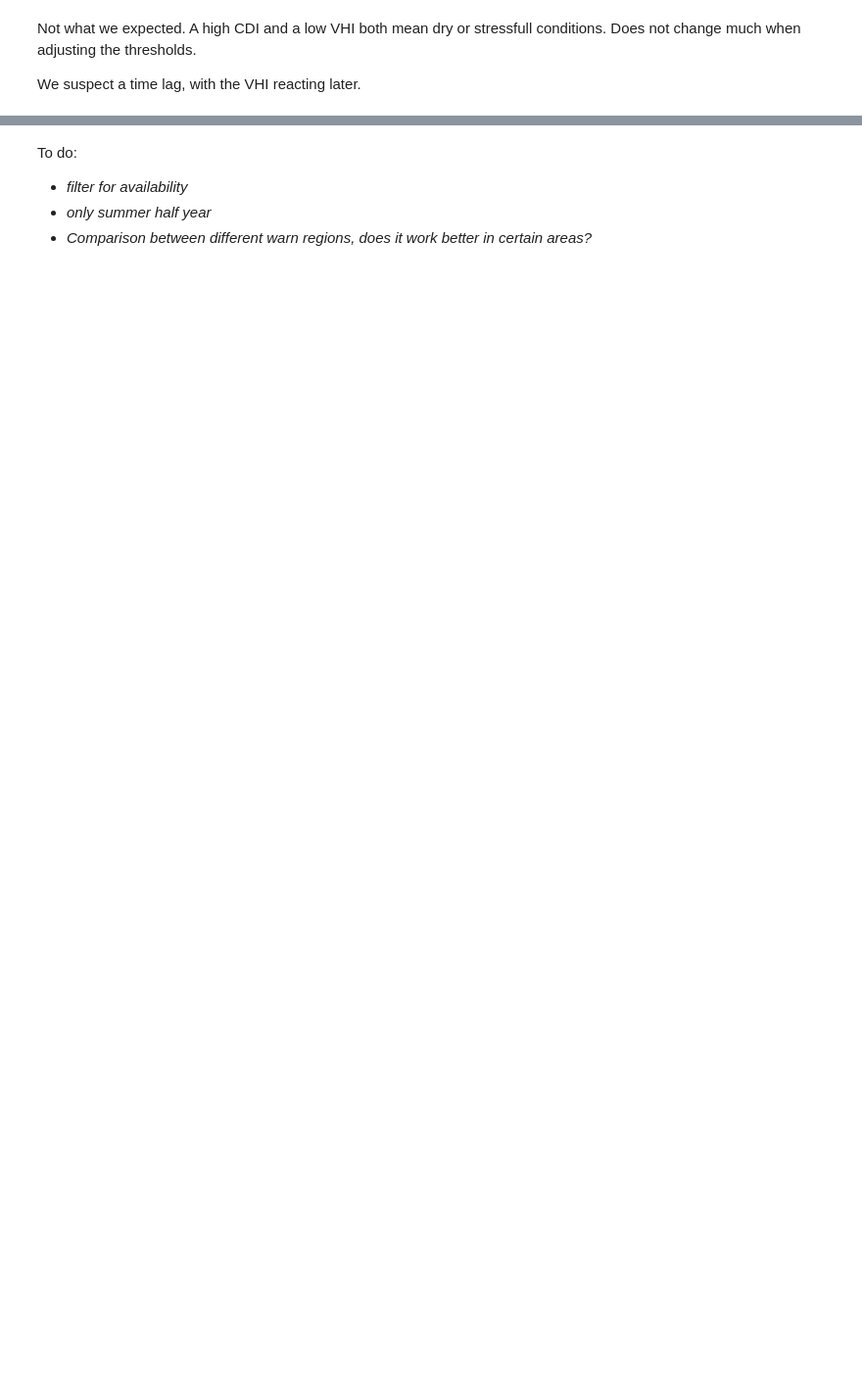
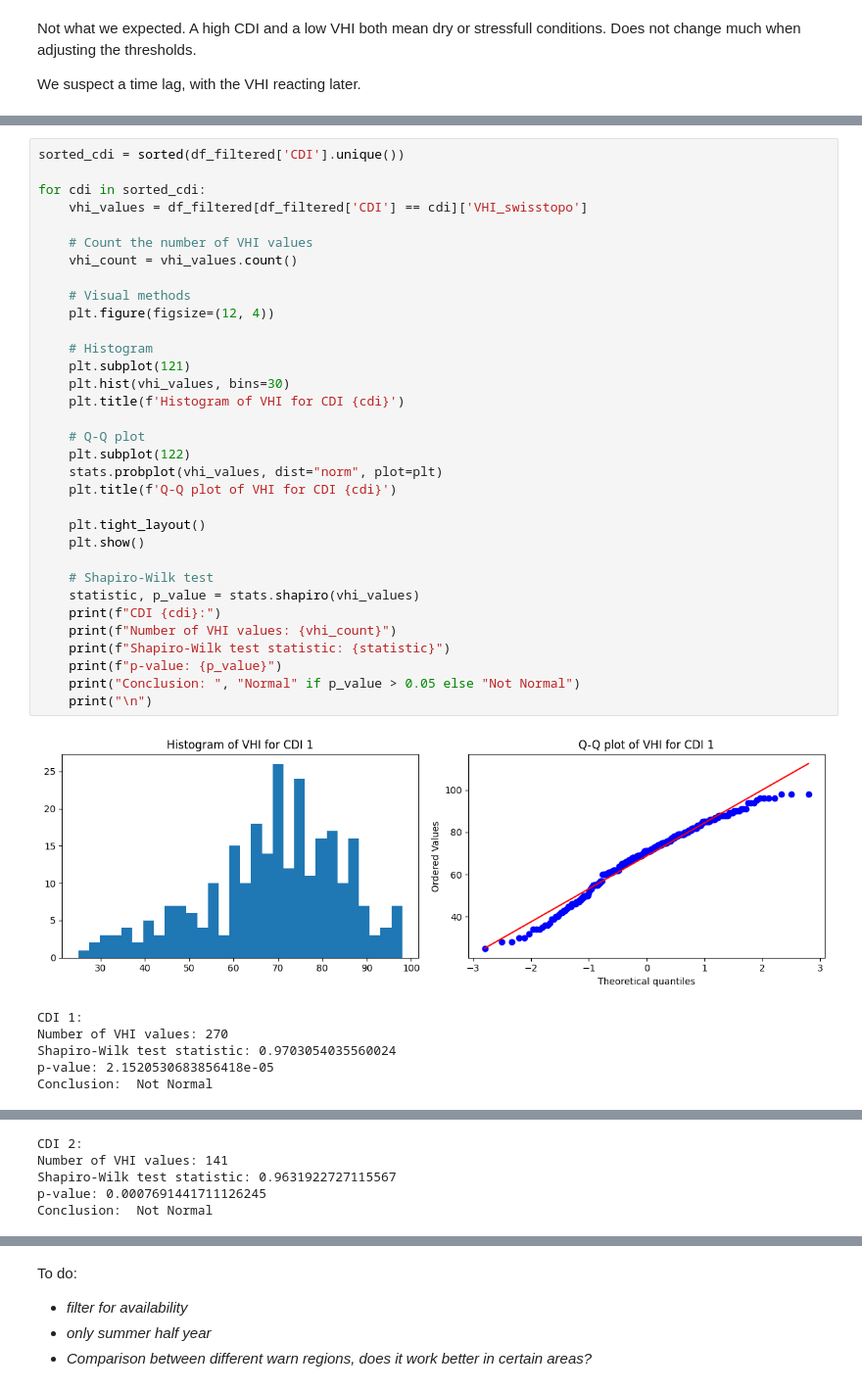
Before and after one commit to swisstopo/topo-satromo, a Jupyter notebook: codegallery/jupyter/Python/stac/vhi-plausability.ipynb, the cells around one changed output, grey strips where cells are left out. Shown at 98% size. Saved outputs shown, nothing was run; the diff lists cells and outputs as text; blank space fills up the shorter version.

```diff
--- a/codegallery/jupyter/Python/stac/vhi-plausability.ipynb
+++ b/codegallery/jupyter/Python/stac/vhi-plausability.ipynb
@@ -350,0 +462,40 @@ plt.show()
+# %%
+sorted_cdi = sorted(df_filtered['CDI'].unique())
+
+for cdi in sorted_cdi:
+    vhi_values = df_filtered[df_filtered['CDI'] == cdi]['VHI_swisstopo']
+
+    # Count the number of VHI values
+    vhi_count = vhi_values.count()
+
+    # Visual methods
+    plt.figure(figsize=(12, 4))
+
+    # Histogram
+    plt.subplot(121)
+    plt.hist(vhi_values, bins=30)
+    plt.title(f'Histogram of VHI for CDI {cdi}')
+
+    # Q-Q plot
+    plt.subplot(122)
+    stats.probplot(vhi_values, dist="norm", plot=plt)
+    plt.title(f'Q-Q plot of VHI for CDI {cdi}')
+
+    plt.tight_layout()
+    plt.show()
+
+    # Shapiro-Wilk test
+    statistic, p_value = stats.shapiro(vhi_values)
+    print(f"CDI {cdi}:")
+    print(f"Number of VHI values: {vhi_count}")
+    print(f"Shapiro-Wilk test statistic: {statistic}")
+    print(f"p-value: {p_value}")
+    print("Conclusion: ", "Normal" if p_value > 0.05 else "Not Normal")
+    print("\n")
+# %% [output]
+[figure, added]
+CDI 1:
+Number of VHI values: 270
+Shapiro-Wilk test statistic: 0.9703054035560024
+p-value: 2.1520530683856418e-05
+Conclusion:  Not Normal
@@ -350,0 +503,5 @@ plt.show()
+CDI 2:
+Number of VHI values: 141
+Shapiro-Wilk test statistic: 0.9631922727115567
+p-value: 0.0007691441711126245
+Conclusion:  Not Normal
```
Also changed, not shown: parts of 25 cells of this notebook.
